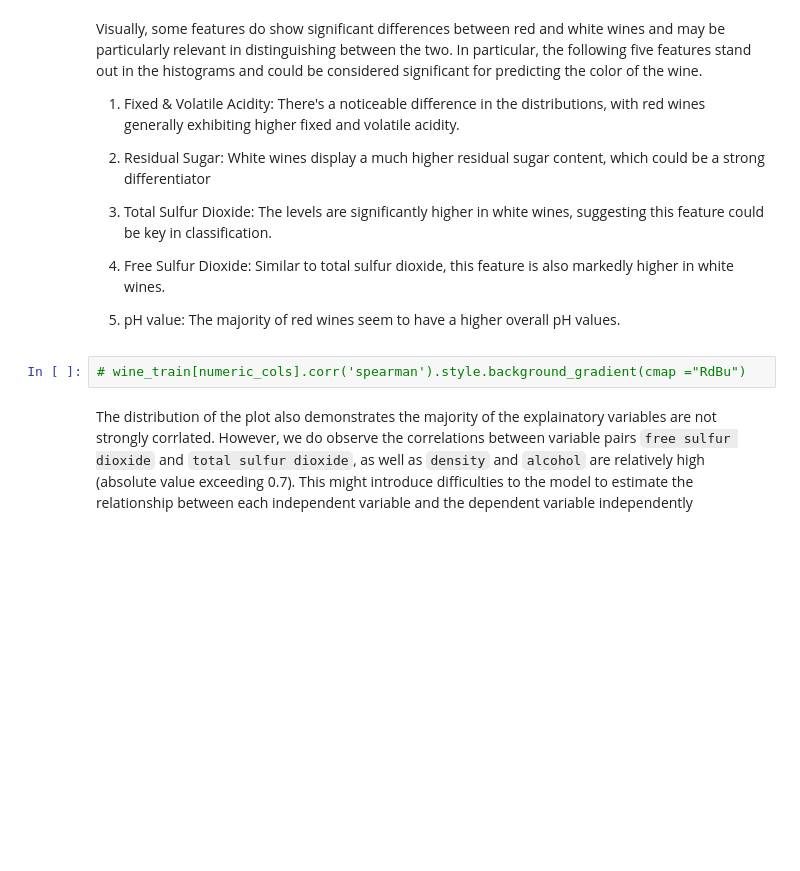
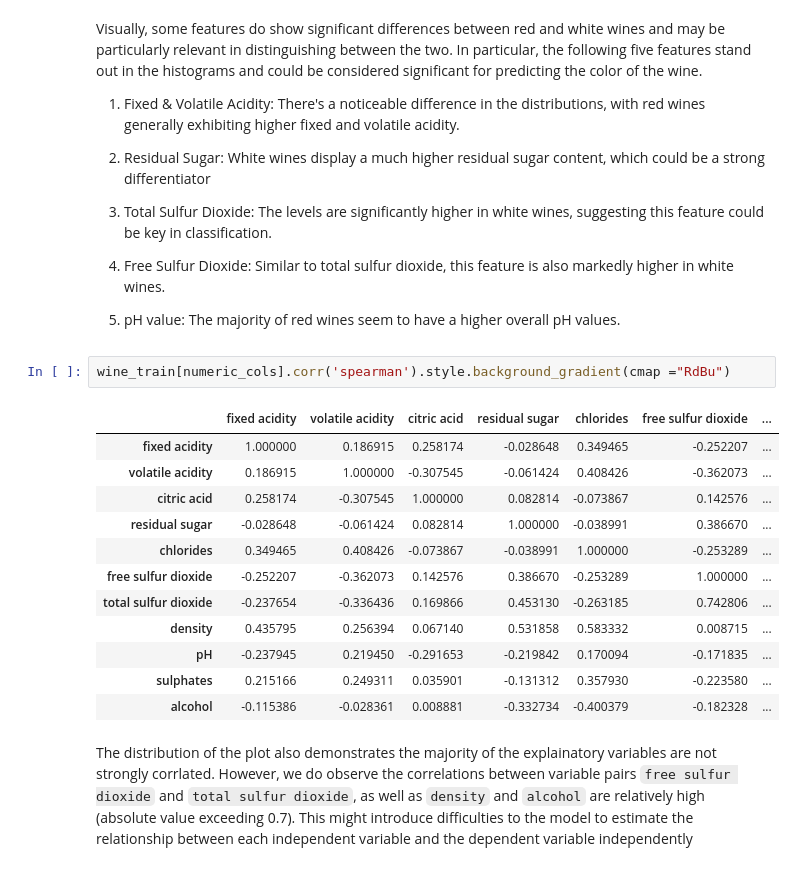
Before and after one commit to UBC-MDS/2023-DSCI522-Group22, a Jupyter notebook: notebooks/wine_color_classification_report.ipynb, the cells around one changed output. Saved outputs shown, nothing was run; the diff lists cells and outputs as text; blank space fills up the shorter version.

```diff
--- a/notebooks/wine_color_classification_report.ipynb
+++ b/notebooks/wine_color_classification_report.ipynb
@@ -241,7 +234,20 @@ Visually, some features do show significant differences between red and white wi
 
 5. pH value: The majority of red wines seem to have a higher overall pH values.
 # %%
-# wine_train[numeric_cols].corr('spearman').style.background_gradient(cmap ="RdBu")
+wine_train[numeric_cols].corr('spearman').style.background_gradient(cmap ="RdBu")
+# %% [output]
+|  | fixed acidity | volatile acidity | citric acid | residual sugar | chlorides | free sulfur dioxide | ... |
+| fixed acidity | 1.000000 | 0.186915 | 0.258174 | -0.028648 | 0.349465 | -0.252207 | ... |
+| volatile acidity | 0.186915 | 1.000000 | -0.307545 | -0.061424 | 0.408426 | -0.362073 | ... |
+| citric acid | 0.258174 | -0.307545 | 1.000000 | 0.082814 | -0.073867 | 0.142576 | ... |
+| residual sugar | -0.028648 | -0.061424 | 0.082814 | 1.000000 | -0.038991 | 0.386670 | ... |
+| chlorides | 0.349465 | 0.408426 | -0.073867 | -0.038991 | 1.000000 | -0.253289 | ... |
+| free sulfur dioxide | -0.252207 | -0.362073 | 0.142576 | 0.386670 | -0.253289 | 1.000000 | ... |
+| total sulfur dioxide | -0.237654 | -0.336436 | 0.169866 | 0.453130 | -0.263185 | 0.742806 | ... |
+| density | 0.435795 | 0.256394 | 0.067140 | 0.531858 | 0.583332 | 0.008715 | ... |
+| pH | -0.237945 | 0.219450 | -0.291653 | -0.219842 | 0.170094 | -0.171835 | ... |
+| sulphates | 0.215166 | 0.249311 | 0.035901 | -0.131312 | 0.357930 | -0.223580 | ... |
+| alcohol | -0.115386 | -0.028361 | 0.008881 | -0.332734 | -0.400379 | -0.182328 | ... |
 # %% [markdown]
 The distribution of the plot also demonstrates the majority of the explainatory variables are not strongly corrlated. However, we do observe the correlations between variable pairs `free sulfur dioxide` and `total sulfur dioxide`, as well as `density` and `alcohol` are relatively high (absolute value exceeding 0.7). This might introduce difficulties to the model to estimate the relationship between each independent variable and the dependent variable independently
 # %% [markdown]
```
Also changed, not shown: parts of 3 cells of this notebook, 2 other files.
